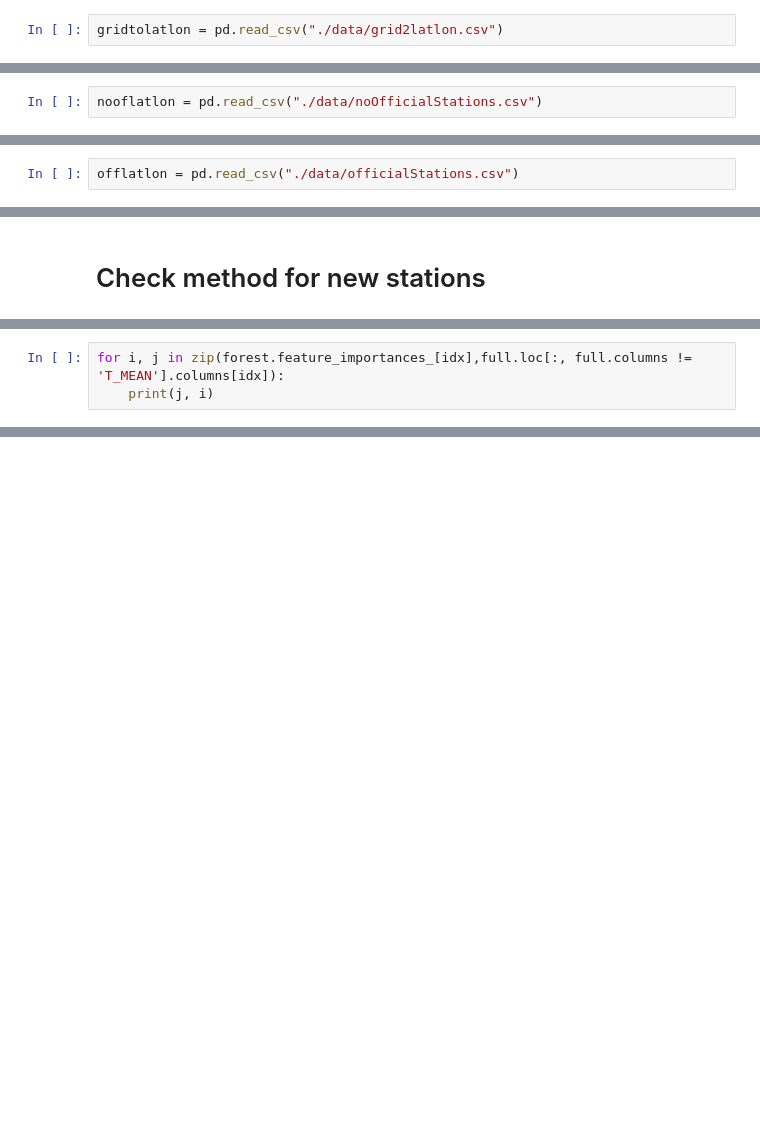
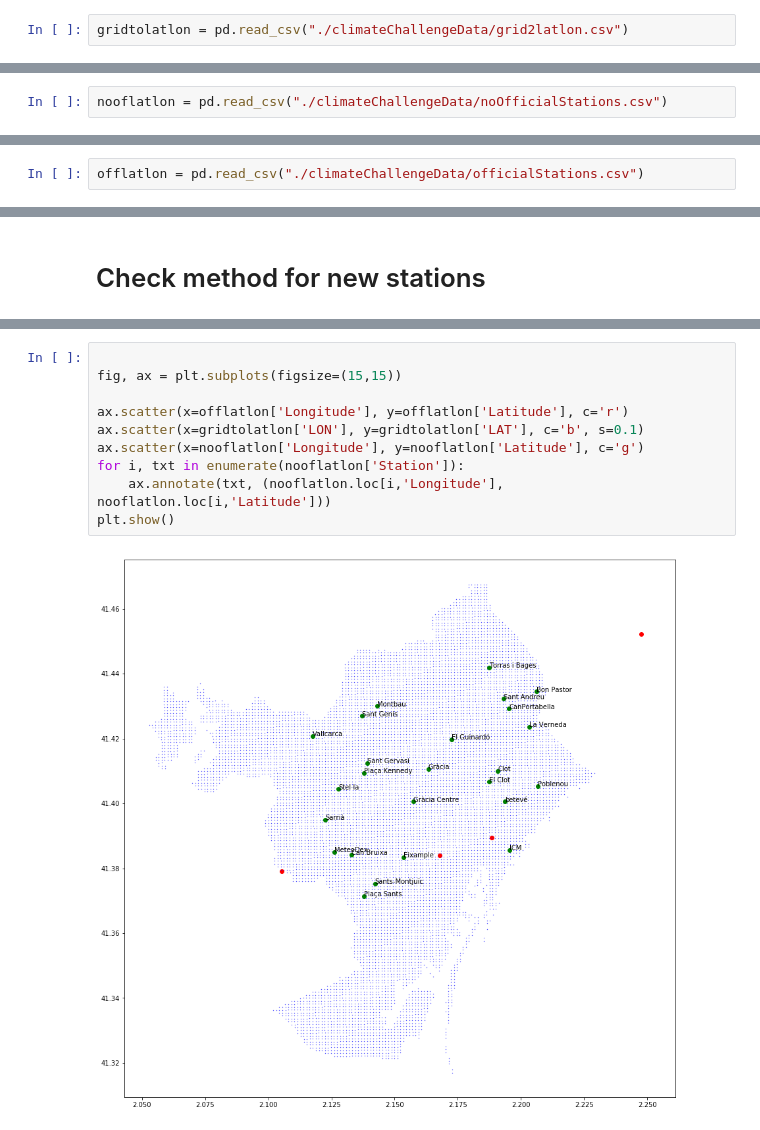
Before and after one commit to BielStela/climate_challenge, a Jupyter notebook: Untitled.ipynb, the cells around one changed output, grey strips where cells are left out. Saved outputs shown, nothing was run; the diff lists cells and outputs as text; blank space fills up the shorter version.

```diff
--- a/Untitled.ipynb
+++ b/Untitled.ipynb
@@ -245,7 +245,7 @@ Z.shape, Y.shape, X.shape
 # %% [markdown]
 Latitude and longitude values of each point in the grid.
 # %%
-gridtolatlon = pd.read_csv("./data/grid2latlon.csv")
+gridtolatlon = pd.read_csv("./climateChallengeData/grid2latlon.csv")
 # %%
 gridtolatlon.head(10)
 # %% [output]
@@ -263,7 +263,7 @@ gridtolatlon.head(10)
 # %% [markdown]
 #### No official latlon
 # %%
-nooflatlon = pd.read_csv("./data/noOfficialStations.csv")
+nooflatlon = pd.read_csv("./climateChallengeData/noOfficialStations.csv")
 # %%
 nooflatlon
 # %% [output]
@@ -287,7 +287,7 @@ nooflatlon
 # %% [markdown]
 #### Official lat lon
 # %%
-offlatlon = pd.read_csv("./data/officialStations.csv")
+offlatlon = pd.read_csv("./climateChallengeData/officialStations.csv")
 # %%
 offlatlon.head()
 # %% [output]
@@ -375,3 +300,0 @@ idx = np.argsort(forest.feature_importances_)
-# %%
-for i, j in zip(forest.feature_importances_[idx],full.loc[:, full.columns != 'T_MEAN'].columns[idx]):
-    print(j, i)
@@ -439,0 +325,12 @@ Index(['ndays', 'day', 'T_MEAN', 'idx', 'Tm_11', 'Tx_11', 'Tn_11', 'PPT24h_12',
+# %%
+
+fig, ax = plt.subplots(figsize=(15,15))
+
+ax.scatter(x=offlatlon['Longitude'], y=offlatlon['Latitude'], c='r')
+ax.scatter(x=gridtolatlon['LON'], y=gridtolatlon['LAT'], c='b', s=0.1)
+ax.scatter(x=nooflatlon['Longitude'], y=nooflatlon['Latitude'], c='g')
+for i, txt in enumerate(nooflatlon['Station']):
+    ax.annotate(txt, (nooflatlon.loc[i,'Longitude'], nooflatlon.loc[i,'Latitude']))
+plt.show()
+# %% [output]
+[figure, added]
```
Also changed, not shown: parts of 28 cells of this notebook.
